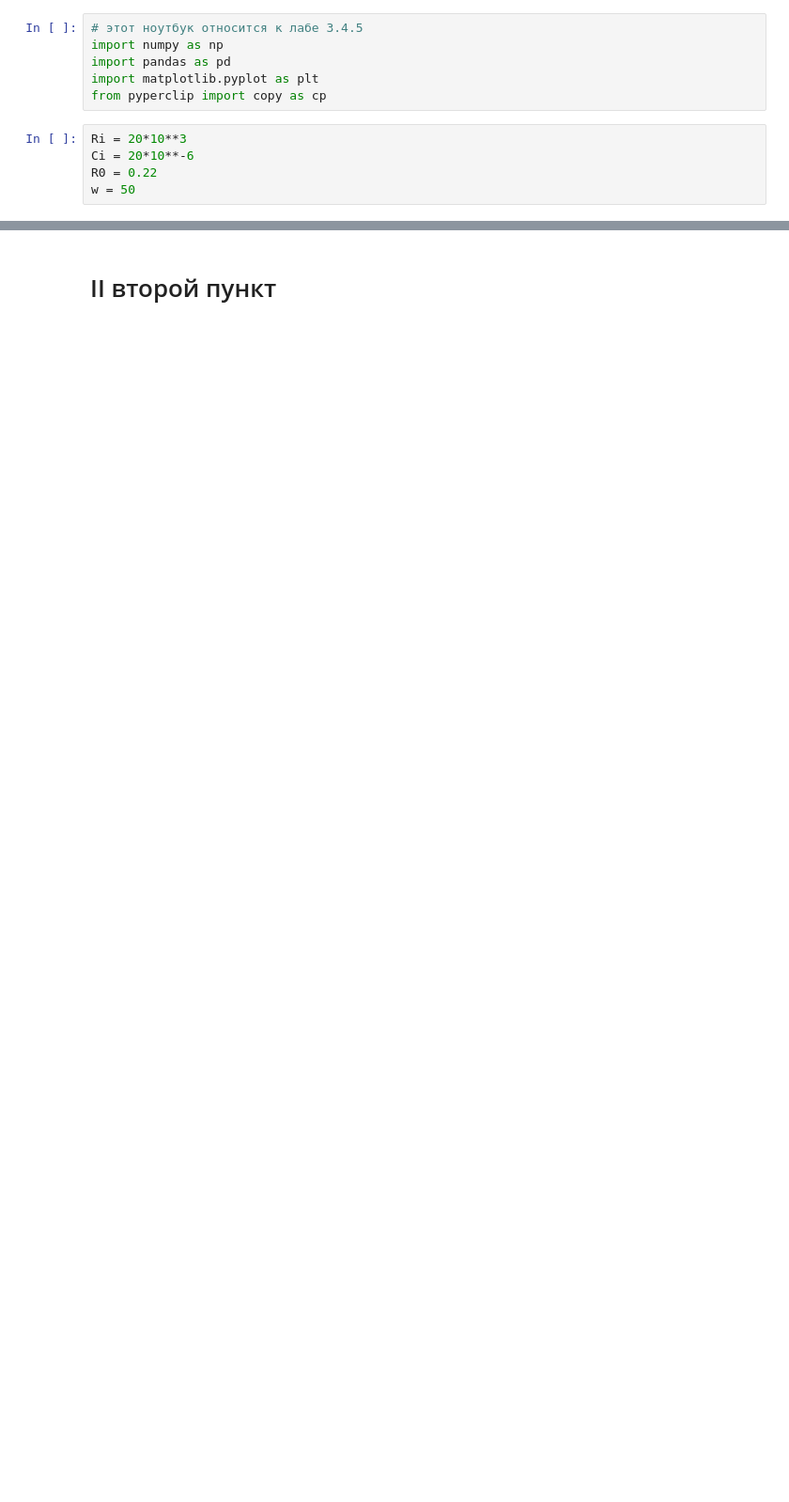
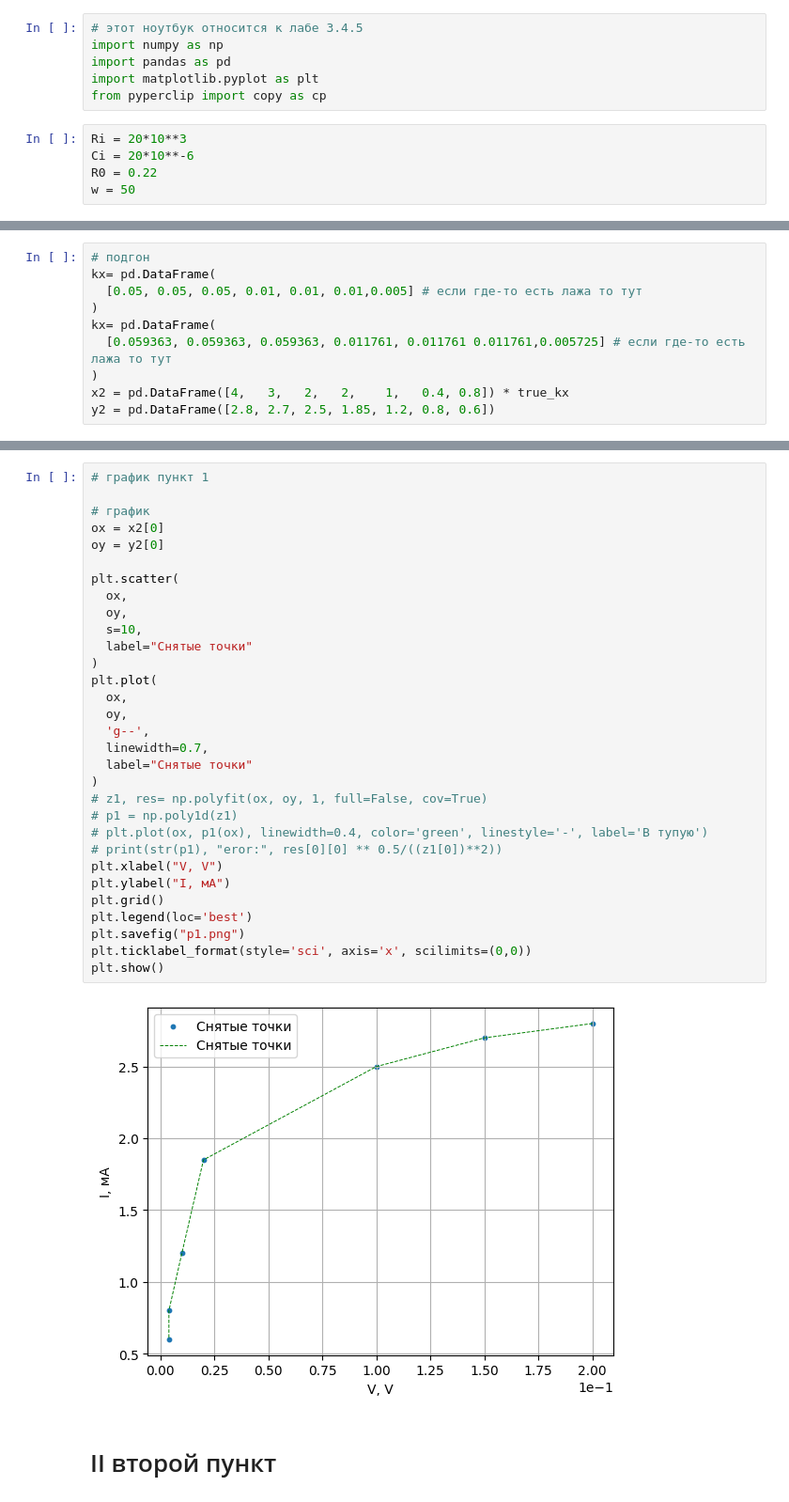
Before and after one commit to ILoveAlgorythms/labs, a Jupyter notebook: 3.4.5/data.ipynb, the cells around one changed output, grey strips where cells are left out. Shown: that part at 94% size. Drawn from its saved outputs; the diff is of its cells as text; blank space fills up the shorter version.

```diff
--- a/3.4.5/data.ipynb
+++ b/3.4.5/data.ipynb
@@ -61,2 +52,12 @@ y = pd.DataFrame(
+# %%
+# подгон
+kx= pd.DataFrame(
+  [0.05, 0.05, 0.05, 0.01, 0.01, 0.01,0.005] # если где-то есть лажа то тут
+)
+kx= pd.DataFrame(
+  [0.059363, 0.059363, 0.059363, 0.011761, 0.011761 0.011761,0.005725] # если где-то есть лажа то тут
+)
+x2 = pd.DataFrame([4,   3,   2,   2,    1,   0.4, 0.8]) * true_kx
+y2 = pd.DataFrame([2.8, 2.7, 2.5, 1.85, 1.2, 0.8, 0.6])
 # %%
 # кремнистое железо, в больших клетках
@@ -65,3 +67,36 @@ y = [2.5, 3.0, 2.6, 1.8, 1.5, 1.0, 0.95, 0.3]
+# %%
+# график пункт 1
+
+# график
+ox = x2[0]
+oy = y2[0]
+
+plt.scatter(
+  ox,
+  oy,
+  s=10,
+  label="Снятые точки"
+)
+plt.plot(
+  ox,
+  oy,
+  'g--',
+  linewidth=0.7,
+  label="Снятые точки"
+)
+# z1, res= np.polyfit(ox, oy, 1, full=False, cov=True)
+# p1 = np.poly1d(z1)
+# plt.plot(ox, p1(ox), linewidth=0.4, color='green', linestyle='-', label='В тупую')
+# print(str(p1), "eror:", res[0][0] ** 0.5/((z1[0])**2))
+plt.xlabel("V, V")
+plt.ylabel("I, мА")
+plt.grid()
+plt.legend(loc='best')
+plt.savefig("p1.png")
+plt.ticklabel_format(style='sci', axis='x', scilimits=(0,0))
+plt.show()
+# %% [output]
+[figure, added]
 # %% [markdown]
 # II второй пункт
 # %%
```
Also changed, not shown: parts of 8 cells of this notebook, 5 other files.
